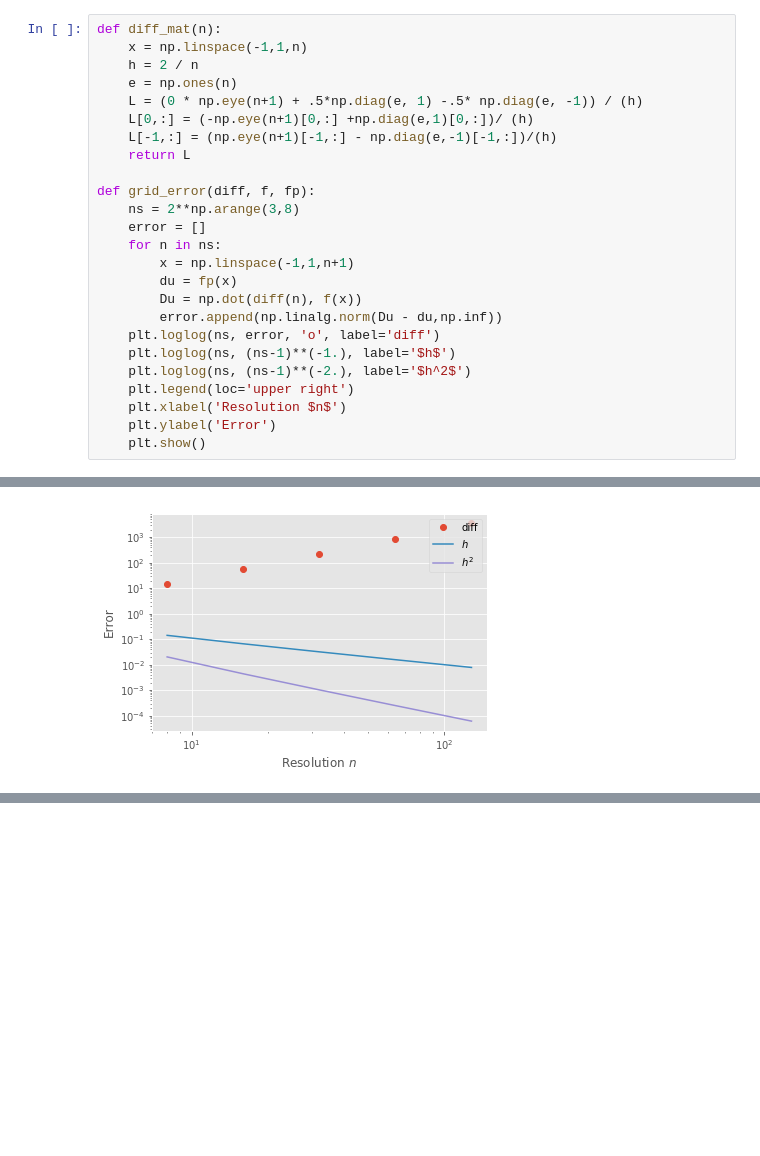
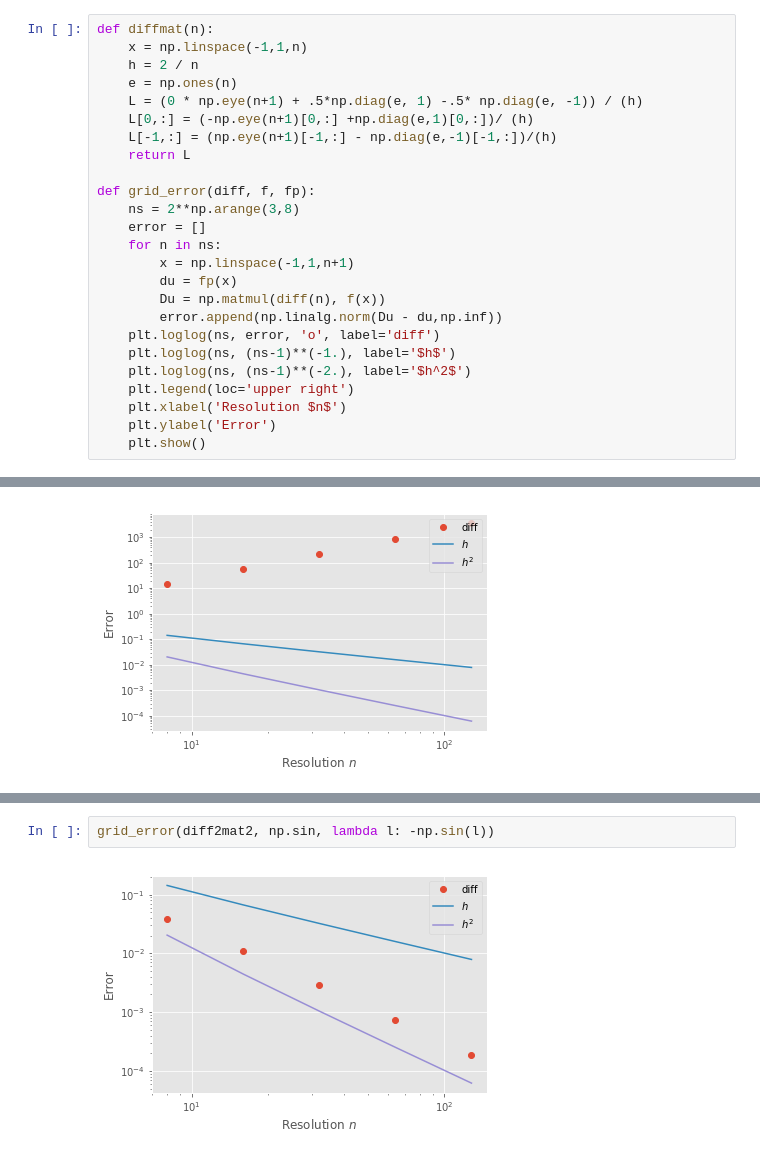
Before and after one commit to gandhiy/numpde, a Jupyter notebook: hw0/Homework 1.ipynb, the cells around one changed output, grey strips where cells are left out. Cells and saved outputs as stored; diff of their text form; blank space fills up the shorter version.

```diff
--- a/hw0/Homework 1.ipynb
+++ b/hw0/Homework 1.ipynb
@@ -13,5 +13,5 @@ We'll use the function $f(x) = sin(x)$ and its derivative $\frac{df}{dx} = cos(x
 # %%
-def diff_mat(n):
+def diffmat(n):
     x = np.linspace(-1,1,n)
     h = 2 / n
     e = np.ones(n)
@@ -26,7 +26,7 @@ def grid_error(diff, f, fp):
     for n in ns:
         x = np.linspace(-1,1,n+1)
         du = fp(x)
-        Du = np.dot(diff(n), f(x))
+        Du = np.matmul(diff(n), f(x))
         error.append(np.linalg.norm(Du - du,np.inf))
     plt.loglog(ns, error, 'o', label='diff')
     plt.loglog(ns, (ns-1)**(-1.), label='$h$')
@@ -150,0 +185,4 @@ grid_error(diff2mat, np.sin, lambda l: -np.sin(l))
+# %%
+grid_error(diff2mat2, np.sin, lambda l: -np.sin(l))
+# %% [output]
+[figure, added]
```
Also changed, not shown: parts of 23 cells of this notebook, 1 other file.
